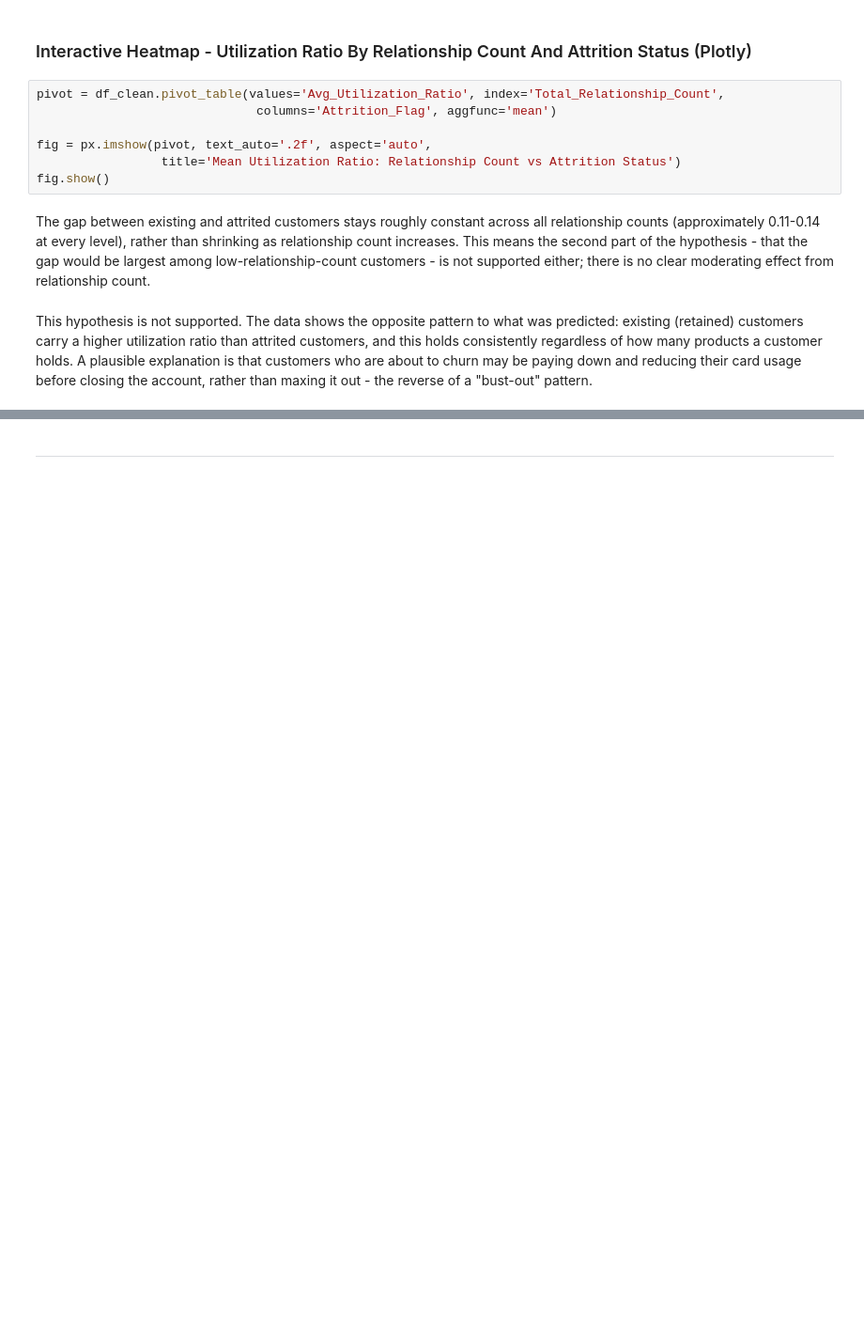
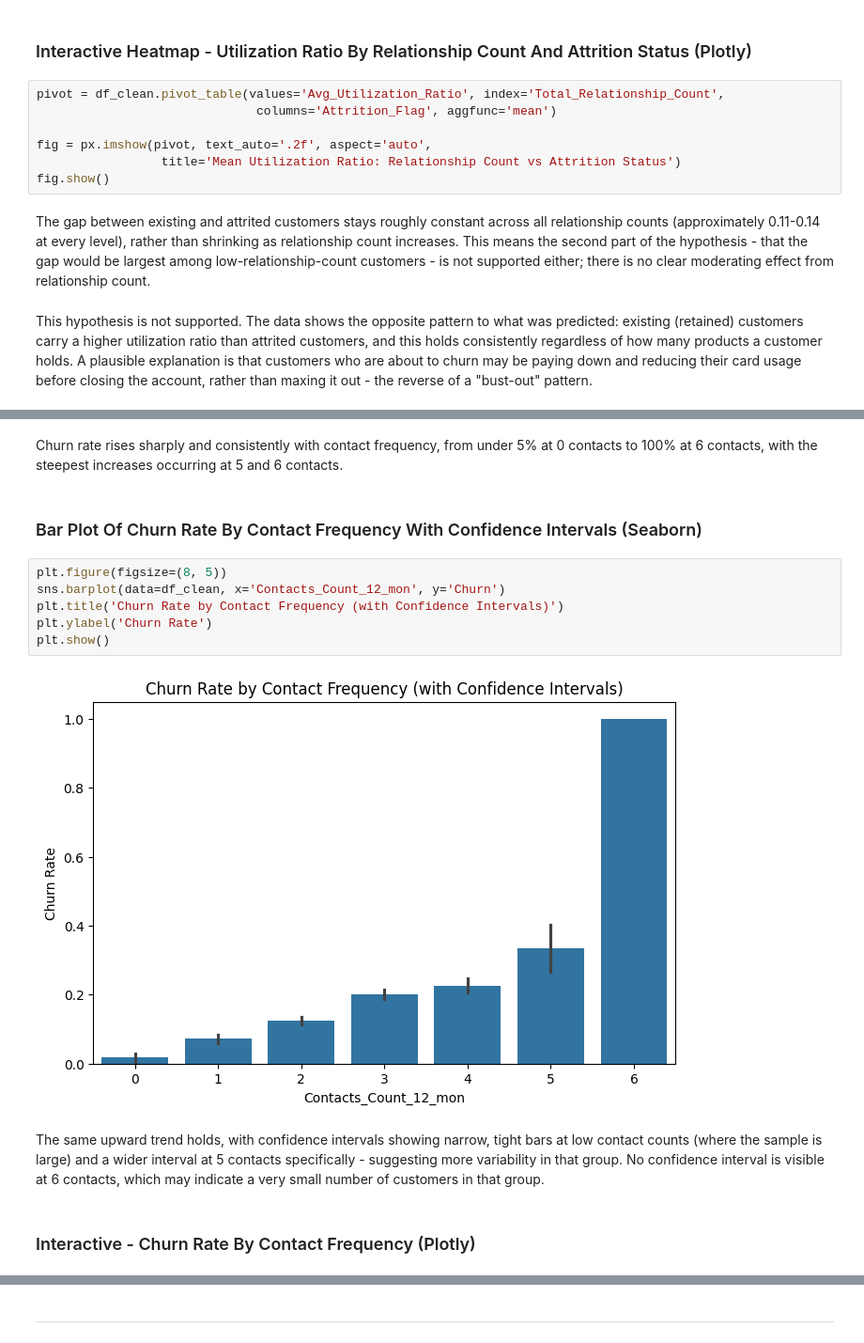
Before and after one commit to Haroon-Code-2026/Credit-Cards-Analysis, a Jupyter notebook: jupyter_notebooks/Data_Visualisation.ipynb, the cells around one changed output, grey strips where cells are left out. Shown at 94% size. Drawn from its saved outputs; the diff is of its cells as text; blank space fills up the shorter version.

```diff
--- a/jupyter_notebooks/Data_Visualisation.ipynb
+++ b/jupyter_notebooks/Data_Visualisation.ipynb
@@ -224,0 +241,21 @@ usage before closing the account, rather than maxing it out - the reverse of a "
+# %% [markdown]
+Churn rate rises sharply and consistently with contact frequency, from
+under 5% at 0 contacts to 100% at 6 contacts, with the steepest increases occurring at 5 and 6
+contacts.
+# %% [markdown]
+### Bar Plot Of Churn Rate By Contact Frequency With Confidence Intervals (Seaborn)
+# %%
+plt.figure(figsize=(8, 5))
+sns.barplot(data=df_clean, x='Contacts_Count_12_mon', y='Churn')
+plt.title('Churn Rate by Contact Frequency (with Confidence Intervals)')
+plt.ylabel('Churn Rate')
+plt.show()
+# %% [output]
+[figure, added]
+# %% [markdown]
+The same upward trend holds, with confidence intervals showing
+narrow, tight bars at low contact counts (where the sample is large) and a wider interval at 5
+contacts specifically - suggesting more variability in that group. No confidence interval is visible
+at 6 contacts, which may indicate a very small number of customers in that group.
+# %% [markdown]
+### Interactive - Churn Rate By Contact Frequency (Plotly)
```
Also changed, not shown: parts of 12 cells of this notebook.
